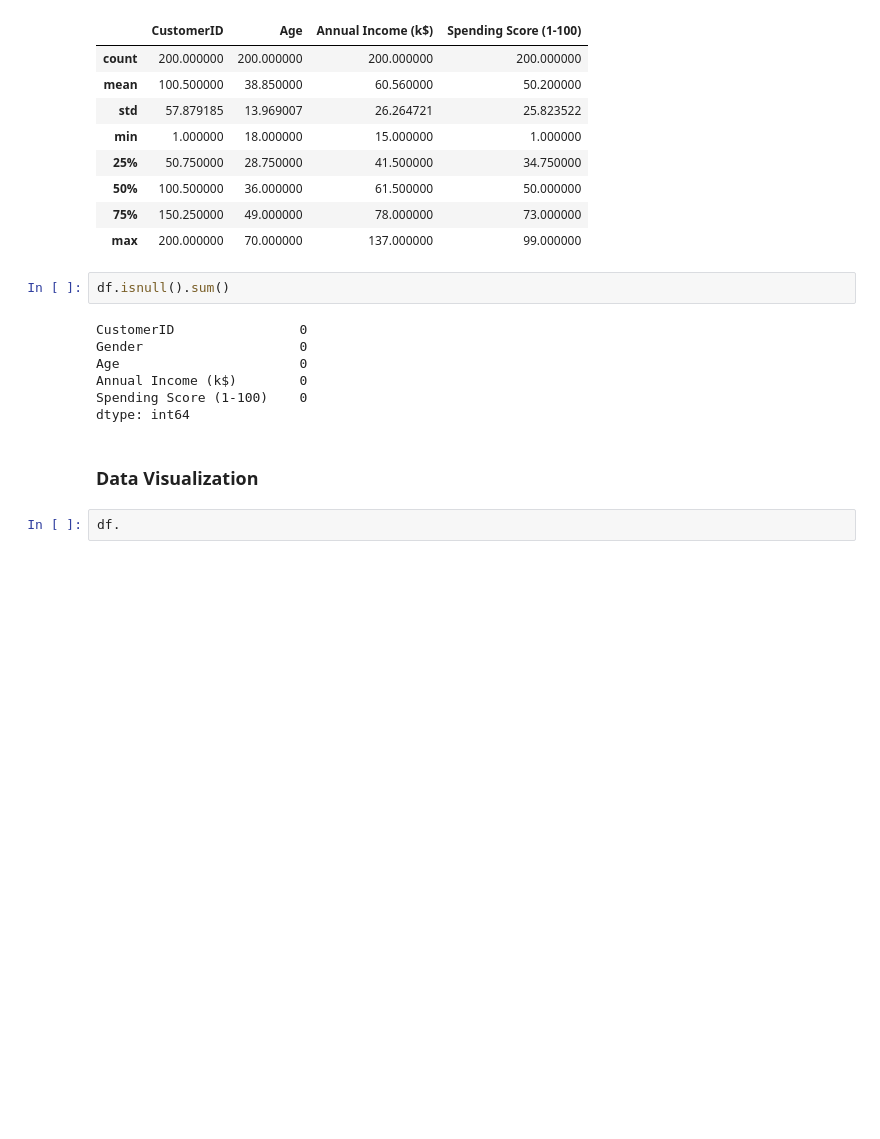
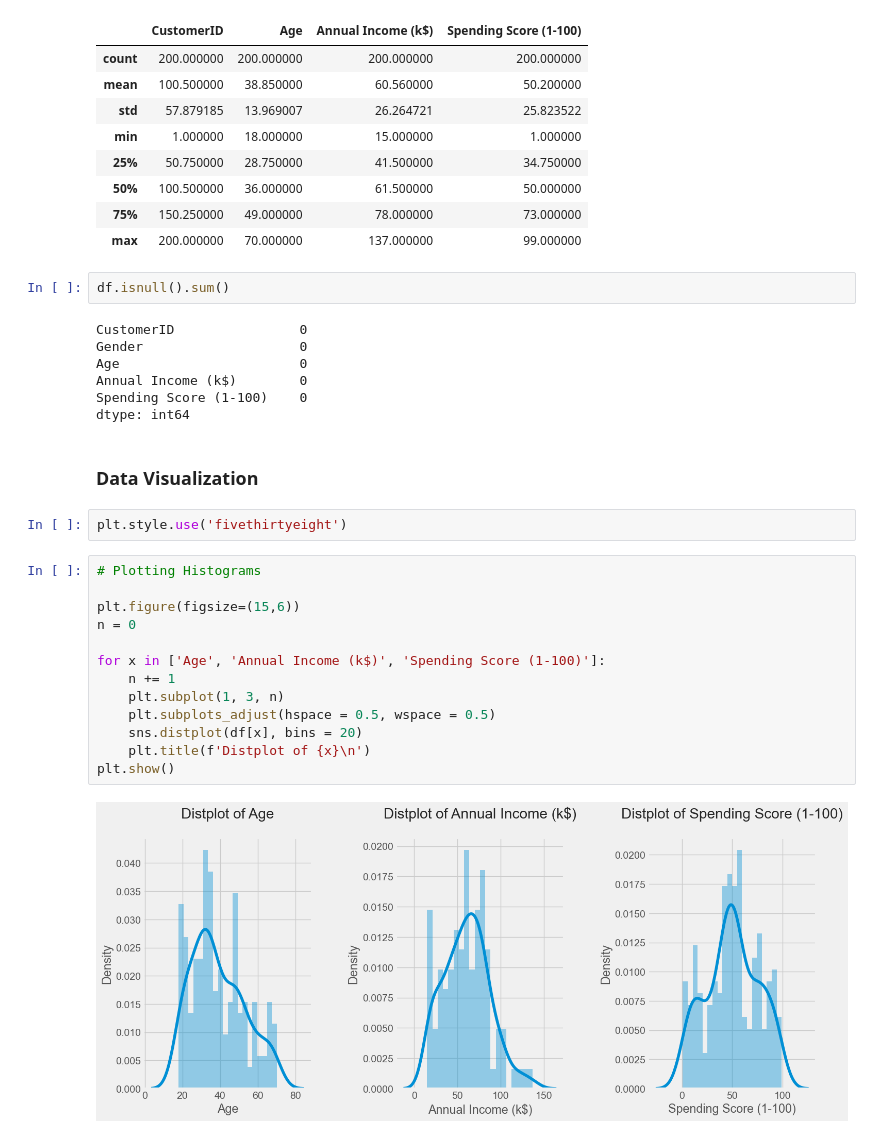
Before and after one commit to itsVarun20/Mall-Customers-Segmentation-Analysis, a Jupyter notebook: Mall_Customer_Segmentation_Analysis.ipynb, the cells around one changed output. Saved outputs shown, nothing was run; the diff lists cells and outputs as text; blank space fills up the shorter version.

Commit message:
Started Data visualization

```diff
--- a/Mall_Customer_Segmentation_Analysis.ipynb
+++ b/Mall_Customer_Segmentation_Analysis.ipynb
@@ -70,5 +71,20 @@ Spending Score (1-100)    0
 dtype: int64
 # %% [markdown]
 ### Data Visualization
+# %%
+plt.style.use('fivethirtyeight')
 # %%
-df.
+# Plotting Histograms
+
+plt.figure(figsize=(15,6))
+n = 0
+
+for x in ['Age', 'Annual Income (k$)', 'Spending Score (1-100)']:
+    n += 1
+    plt.subplot(1, 3, n)
+    plt.subplots_adjust(hspace = 0.5, wspace = 0.5)
+    sns.distplot(df[x], bins = 20)
+    plt.title(f'Distplot of {x}\n')
+plt.show()
+# %% [output]
+[figure, added]
```
Also changed, not shown: parts of 7 cells of this notebook.
